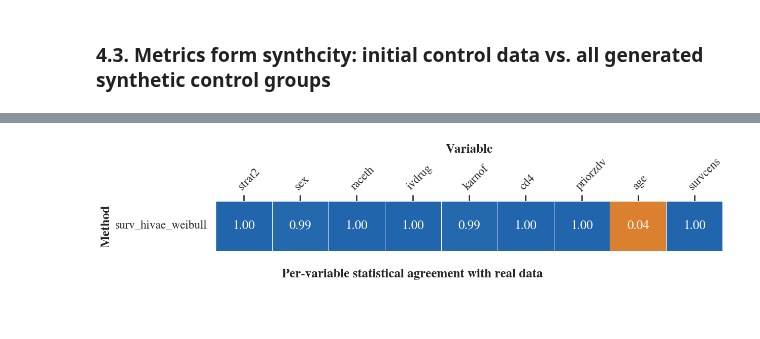
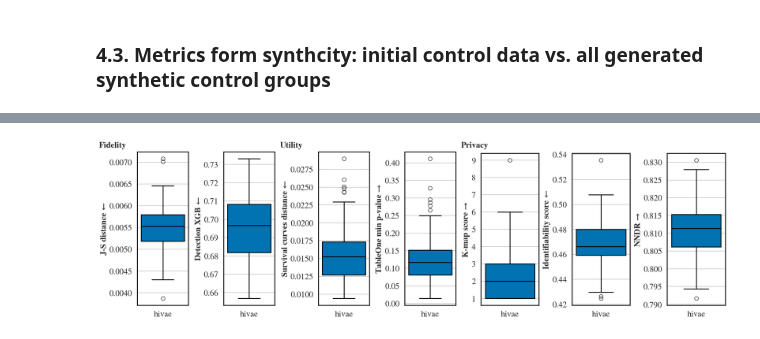
Before and after one commit to aguilloux/survgen-clinical-trials, a Jupyter notebook: tutorials/tutorial_ACTG320_new.ipynb, the cells around one changed output, grey strips where cells are left out. Saved outputs shown, nothing was run; the diff lists cells and outputs as text; code cells hidden in the pictures; blank space fills up the shorter version.

```diff
--- a/tutorials/tutorial_ACTG320_new.ipynb
+++ b/tutorials/tutorial_ACTG320_new.ipynb
@@ -97,2 +111,4 @@ df_init_treated_encoded, _, _, _, _ = data_processing.read_data(data_file_treate
 data_init_treated_encoded = torch.from_numpy(df_init_treated_encoded.values)
 data_init_treated = data_processing.discrete_variables_transformation(data_init_treated_encoded, feat_types_dict)
+# %%
+continuous_variables_control = [row['name'] for row in feat_types_dict if row['type'] in ['pos', 'real']]
@@ -444,8 +532,4 @@ variables_miss_pct = variable_pct_passed_tests(df_init_control, list_df_gen_cont
-# %%
-visualization.plot_variable_heatmap(
-    [variables_miss_pct],
-    ["surv_hivae_weibull"],
-    title="Per-variable statistical agreement with real data",
-)
-# %% [output]
-[figure, removed]
+# %%
+visualize_grouped_perf(score_df_rounded, dict_metrics)
+# %% [output]
+[figure, added]
```
Also changed, not shown: parts of 15 cells of this notebook, 1 other file.
